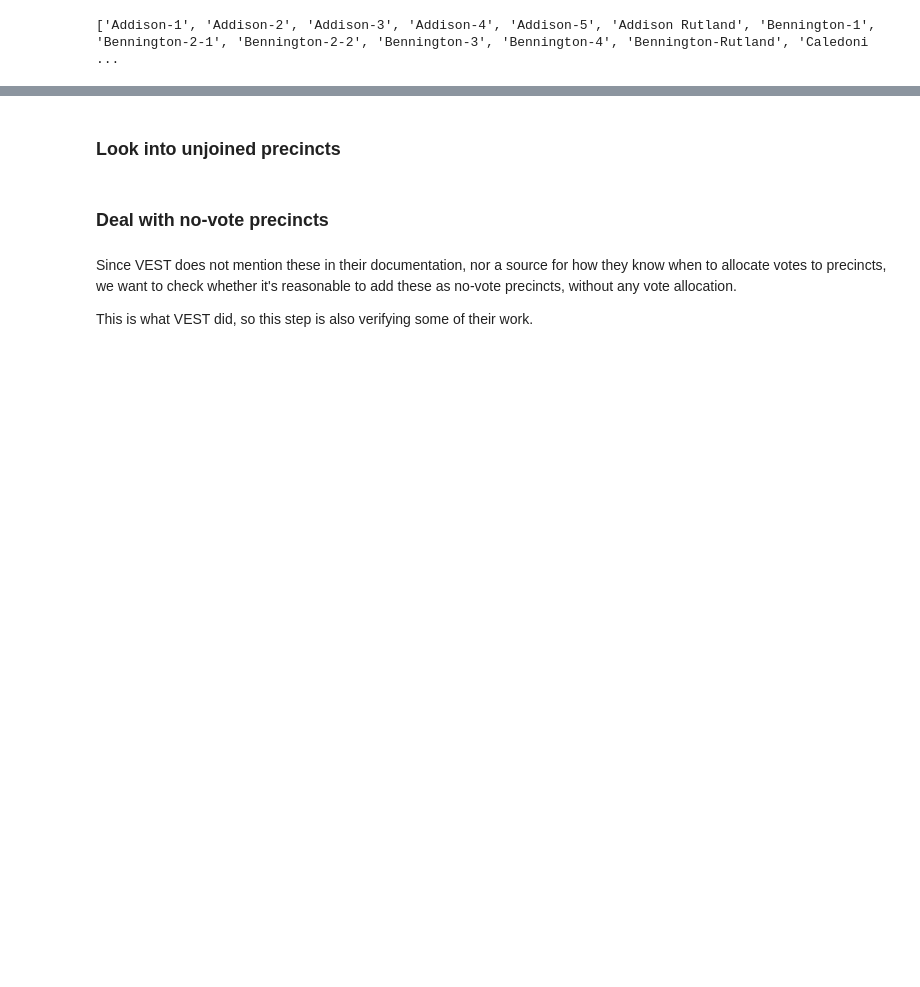
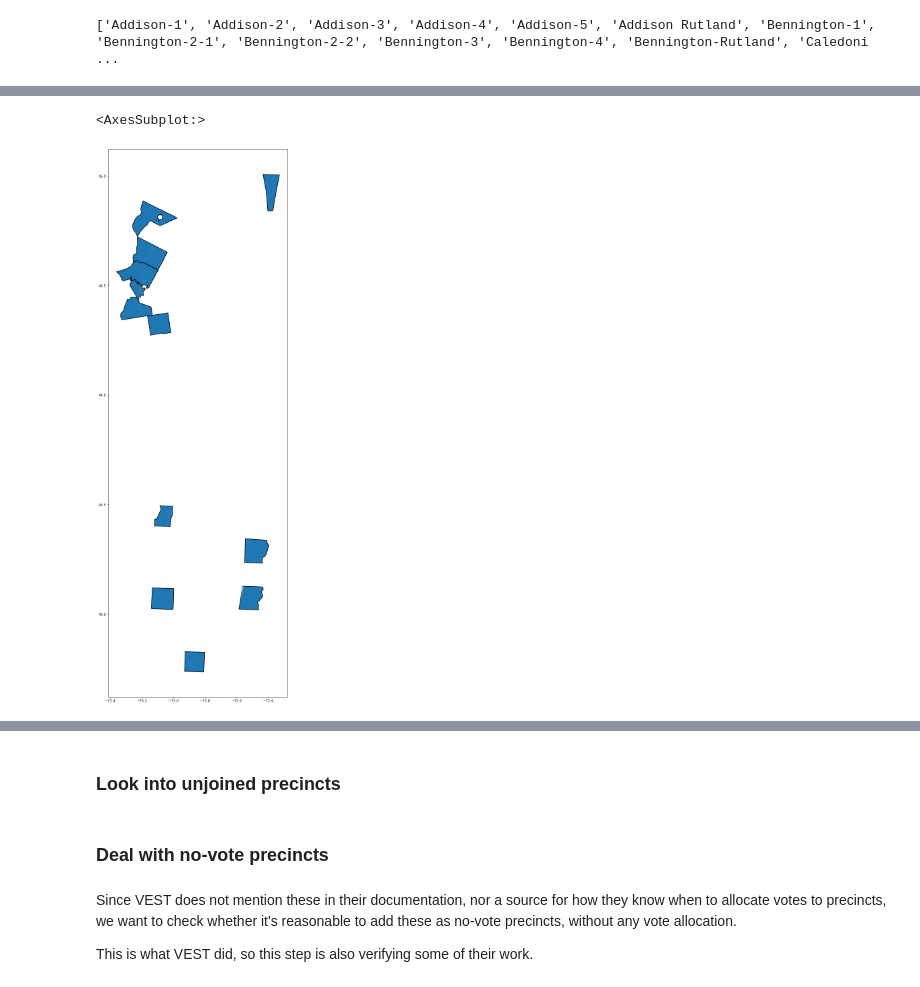
Before and after one commit to nonpartisan-redistricting-datahub/pdv-vt, a Jupyter notebook: vest-vt-2020/vest-vt-2020-validation.ipynb, the cells around one changed output, grey strips where cells are left out. Drawn from its saved outputs; the diff is of its cells as text; code cells hidden in the pictures; blank space fills up the shorter version.

```diff
--- a/vest-vt-2020/vest-vt-2020-validation.ipynb
+++ b/vest-vt-2020/vest-vt-2020-validation.ipynb
@@ -1187,0 +1283,6 @@ print(list(state_distr["NAME"]))
+# %%
+ax = possible_shape_merges.boundary.plot(figsize=(30,30),color="black")
+vest_elec_leftovers.plot(ax=ax)
+# %% [output]
+<AxesSubplot:>
+[figure, added]
```
Also changed, not shown: parts of 54 cells of this notebook.
